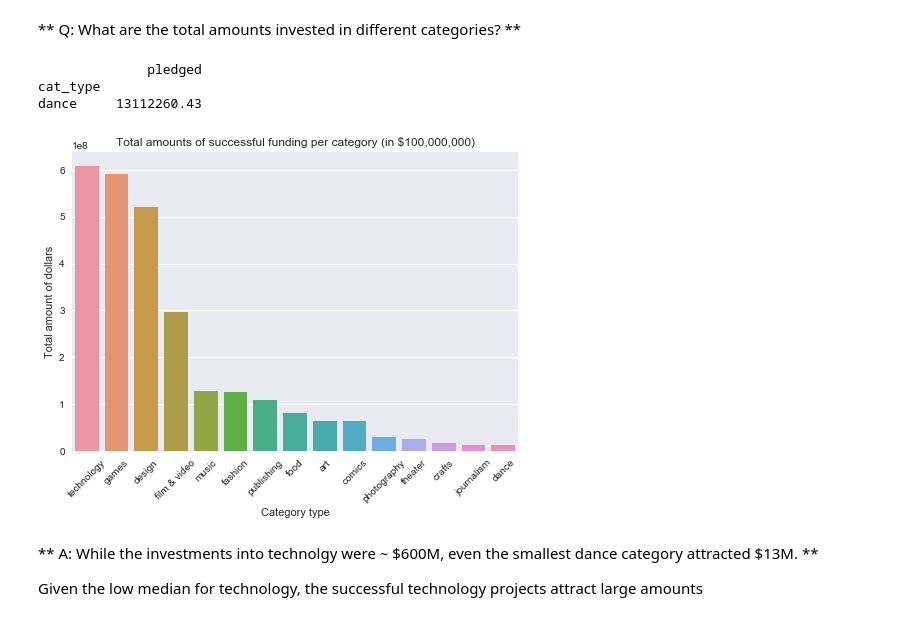
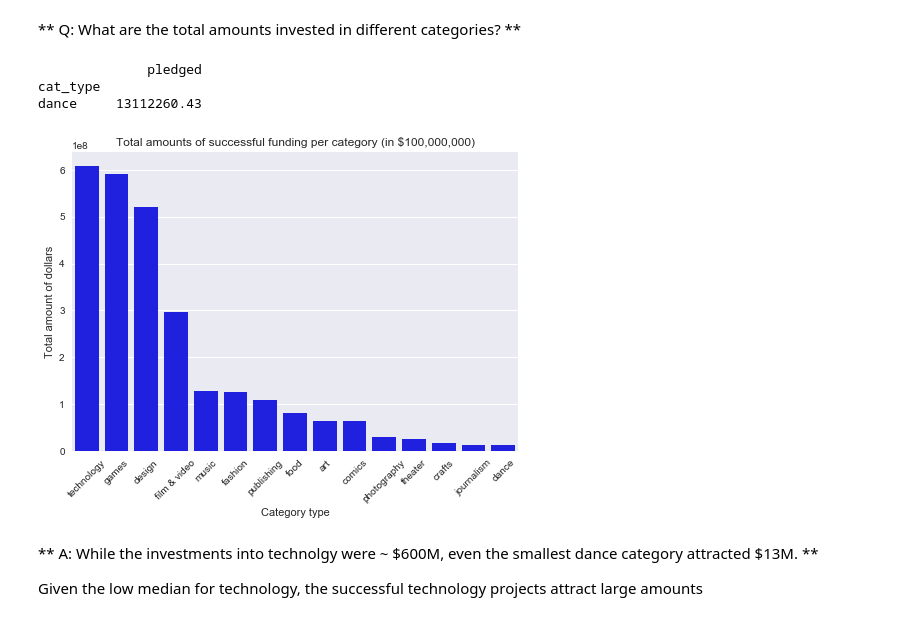
Before and after one commit to vlcekl/ds-crowdfunding, a Jupyter notebook: notebooks/st_kickstart.ipynb, the cells around one changed output. Cells and saved outputs as stored; diff of their text form; code cells hidden in the pictures.

Commit message:
Updated data wrangling notebook

```diff
--- a/notebooks/st_kickstart.ipynb
+++ b/notebooks/st_kickstart.ipynb
@@ -211,17 +179,17 @@ plt.title('Median amounts of pledged and targeted by category')
 ** Q: What are the total amounts invested in different categories? **
 # %%
 pl = df.loc[df.state == 'successful'].groupby('cat_type').sum()[['pledged']].sort_values(by='pledged', ascending=False)
-sns.barplot(x=pl.index, y='pledged', data=pl)
+sns.barplot(x=pl.index, y='pledged', data=pl, color='blue')
 plt.xlabel('Category type')
 plt.ylabel('Total amount of dollars')
 plt.title("Total amounts of successful funding per category (in $100,000,000)")
 plt.xticks(rotation=45)
 print(pl.tail(1))
 # %% [output]
               pledged
 cat_type
 dance     13112260.43
-[figure, old version]
+[figure, new version]
 # %% [markdown]
 ** A: While the investments into technolgy were ~ \$600M, even the smallest dance category attracted \$13M. **
 
```
Also changed, not shown: parts of 16 cells of this notebook, 2 other files.
